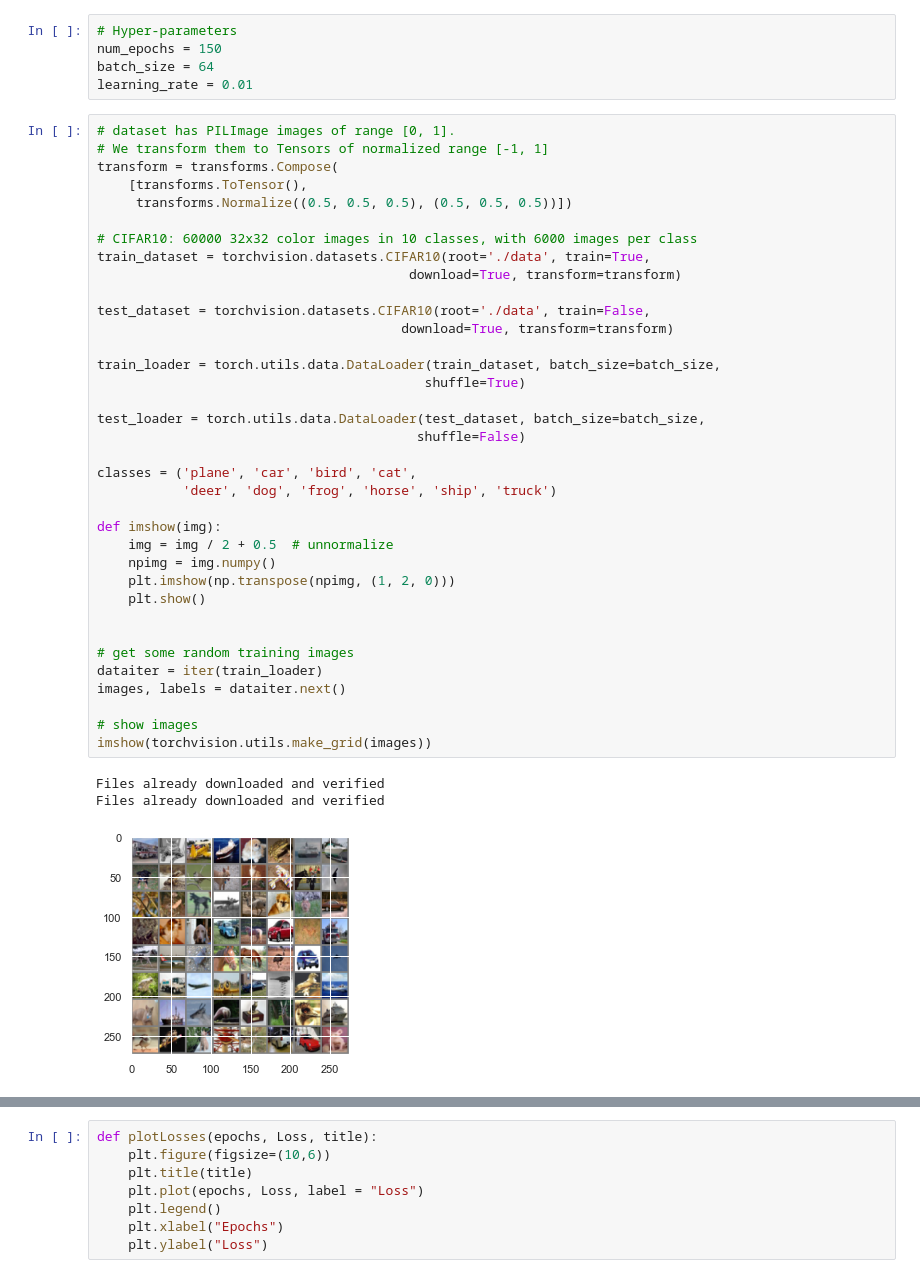
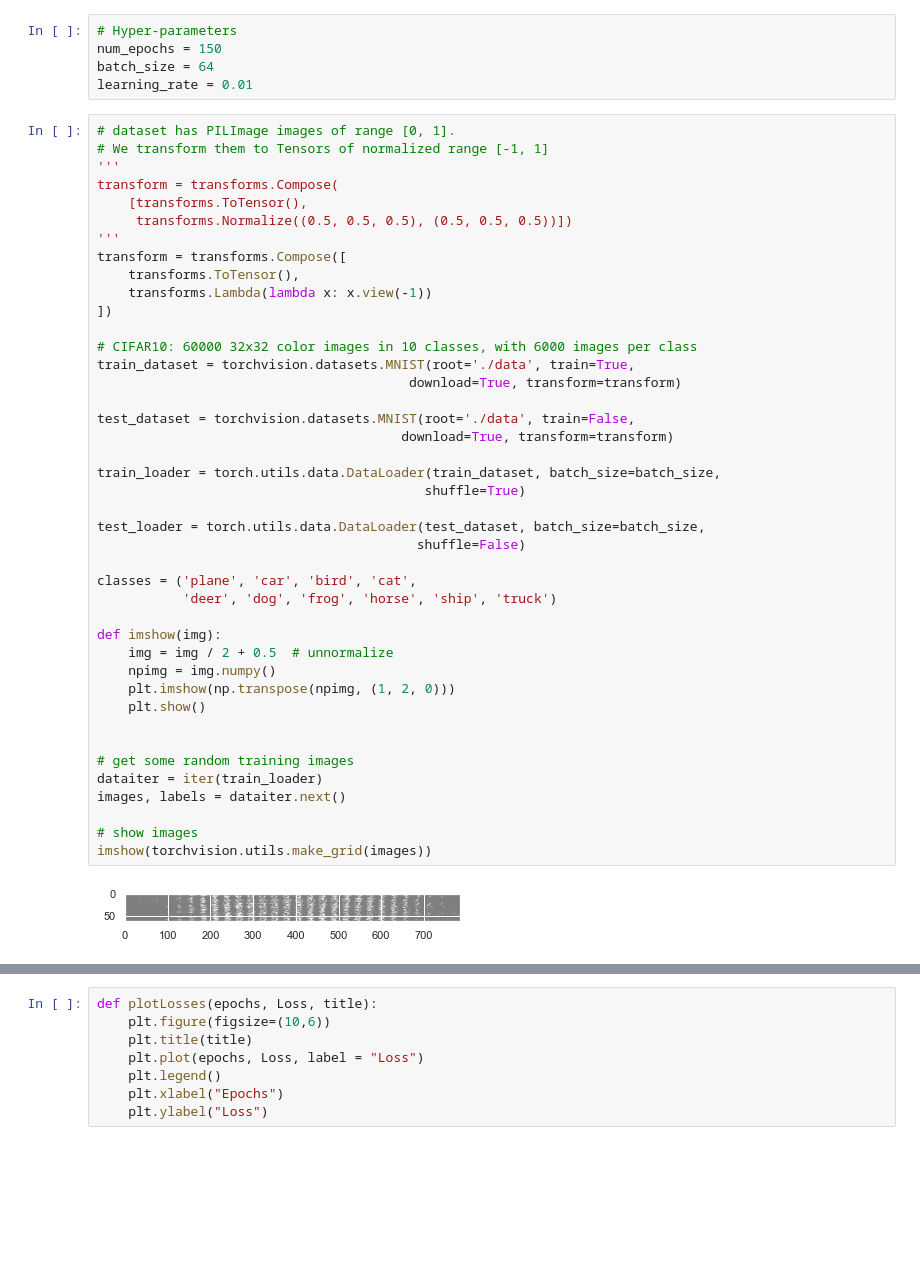
Before and after one commit to COMP6248-Reproducability-Challenge/MaSS-optimiser, a Jupyter notebook: General/Code/CNN-Alex.ipynb, the cells around one changed output, grey strips where cells are left out. Drawn from its saved outputs; the diff is of its cells as text; blank space fills up the shorter version.

```diff
--- a/General/Code/CNN-Alex.ipynb
+++ b/General/Code/CNN-Alex.ipynb
@@ -24,42 +34,46 @@ learning_rate = 0.01
 # %%
 # dataset has PILImage images of range [0, 1].
 # We transform them to Tensors of normalized range [-1, 1]
+'''
 transform = transforms.Compose(
     [transforms.ToTensor(),
      transforms.Normalize((0.5, 0.5, 0.5), (0.5, 0.5, 0.5))])
+'''
+transform = transforms.Compose([
+    transforms.ToTensor(),
+    transforms.Lambda(lambda x: x.view(-1))
+])
 
 # CIFAR10: 60000 32x32 color images in 10 classes, with 6000 images per class
-train_dataset = torchvision.datasets.CIFAR10(root='./data', train=True,
+train_dataset = torchvision.datasets.MNIST(root='./data', train=True,
                                         download=True, transform=transform)
 
-test_dataset = torchvision.datasets.CIFAR10(root='./data', train=False,
+test_dataset = torchvision.datasets.MNIST(root='./data', train=False,
                                        download=True, transform=transform)
 
 train_loader = torch.utils.data.DataLoader(train_dataset, batch_size=batch_size,
                                           shuffle=True)
 
 test_loader = torch.utils.data.DataLoader(test_dataset, batch_size=batch_size,
                                          shuffle=False)
 
 classes = ('plane', 'car', 'bird', 'cat',
            'deer', 'dog', 'frog', 'horse', 'ship', 'truck')
 
 def imshow(img):
     img = img / 2 + 0.5  # unnormalize
     npimg = img.numpy()
     plt.imshow(np.transpose(npimg, (1, 2, 0)))
     plt.show()
 
 
 # get some random training images
 dataiter = iter(train_loader)
 images, labels = dataiter.next()
 
 # show images
 imshow(torchvision.utils.make_grid(images))
 # %% [output]
-Files already downloaded and verified
-Files already downloaded and verified
-[figure, old version]
+[figure, new version]
 # %%
 '''
```
Also changed, not shown: parts of 5 cells of this notebook, 1 other file.
